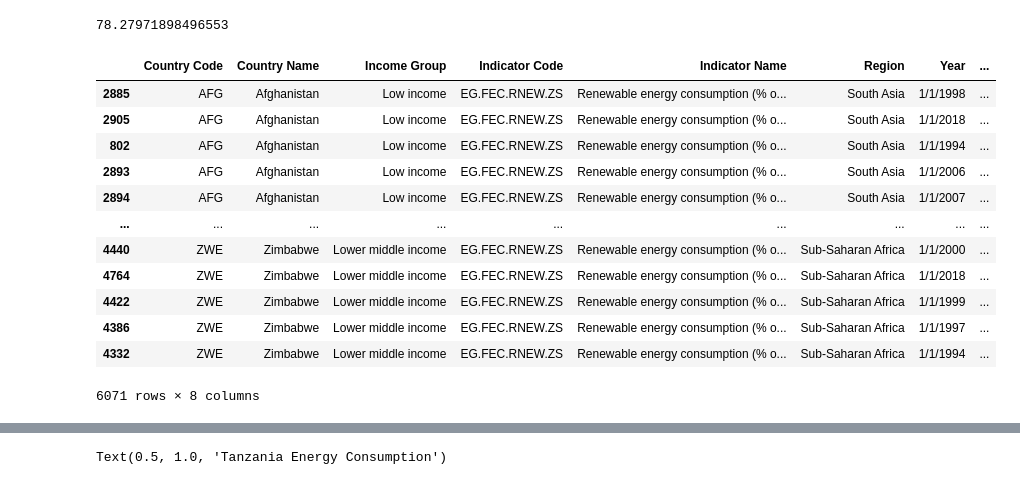
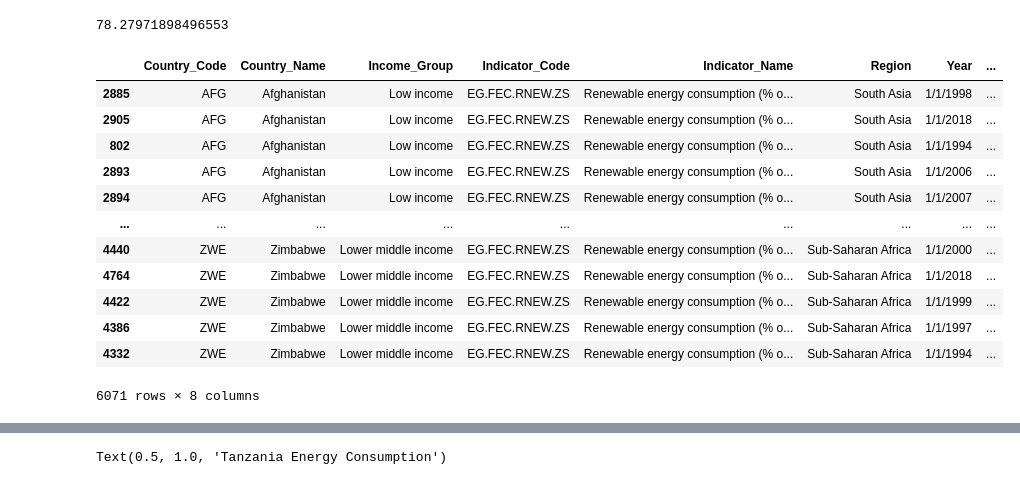
Before and after one commit to Juma-Atanas/Internship_AFRCDA, a Jupyter notebook: templates.ipynb, the cells around one changed output, grey strips where cells are left out. Saved outputs shown, nothing was run; the diff lists cells and outputs as text; code cells hidden in the pictures.

```diff
--- a/templates.ipynb
+++ b/templates.ipynb
@@ -13,2 +69,2 @@ Read the dataset
 # %%
-data=pd.read_csv(r'c:\Users\TONNY\Documents\Downloads\WorldBank_Renewabl_ Energy_Consumption.csv', delimiter=',', header='infer')
+data=pd.read_csv(r'c:\Users\TONNY\Documents\Downloads\WorldBank_Renewabl_ Energy_Consumption.csv', delimiter=',', header='infer', parse_dates = ['Year'])
@@ -120,3 +190,10 @@ Kenya=data[data['Country Name']=='Kenya'].reset_index()
+# %%
+#Kenya=data[data['Country Name']=='Kenya'].reset_index()
+#data.query("Region=='Middle East & North Africa'").info()
+data.columns=[column.replace(" ", "_") for column in data.columns] #for the query to work i have replaced spaces to compine separreted words
+Kenya=data.query("Country_Name == 'Kenya'")
+#data.columns
+#data[data['Country Name']=='Kenya']
 # %%
 Kenya.head()
 # %% [output]
@@ -164,9 +235,9 @@ Kenya['Energy Consump.'].mean()
 # %% [output]
 78.27971898496553
 # %%
-data.sort_values(by='Country Name')
+data.sort_values(by='Country_Name')
 # %% [output]
-|  | Country Code | Country Name | Income Group | Indicator Code | Indicator Name | Region | Year | ... |
+|  | Country_Code | Country_Name | Income_Group | Indicator_Code | Indicator_Name | Region | Year | ... |
 | 2885 | AFG | Afghanistan | Low income | EG.FEC.RNEW.ZS | Renewable energy consumption (% o... | South Asia | 1/1/1998 | ... |
 | 2905 | AFG | Afghanistan | Low income | EG.FEC.RNEW.ZS | Renewable energy consumption (% o... | South Asia | 1/1/2018 | ... |
 | 802 | AFG | Afghanistan | Low income | EG.FEC.RNEW.ZS | Renewable energy consumption (% o... | South Asia | 1/1/1994 | ... |
```
Also changed, not shown: parts of 71 cells of this notebook.
